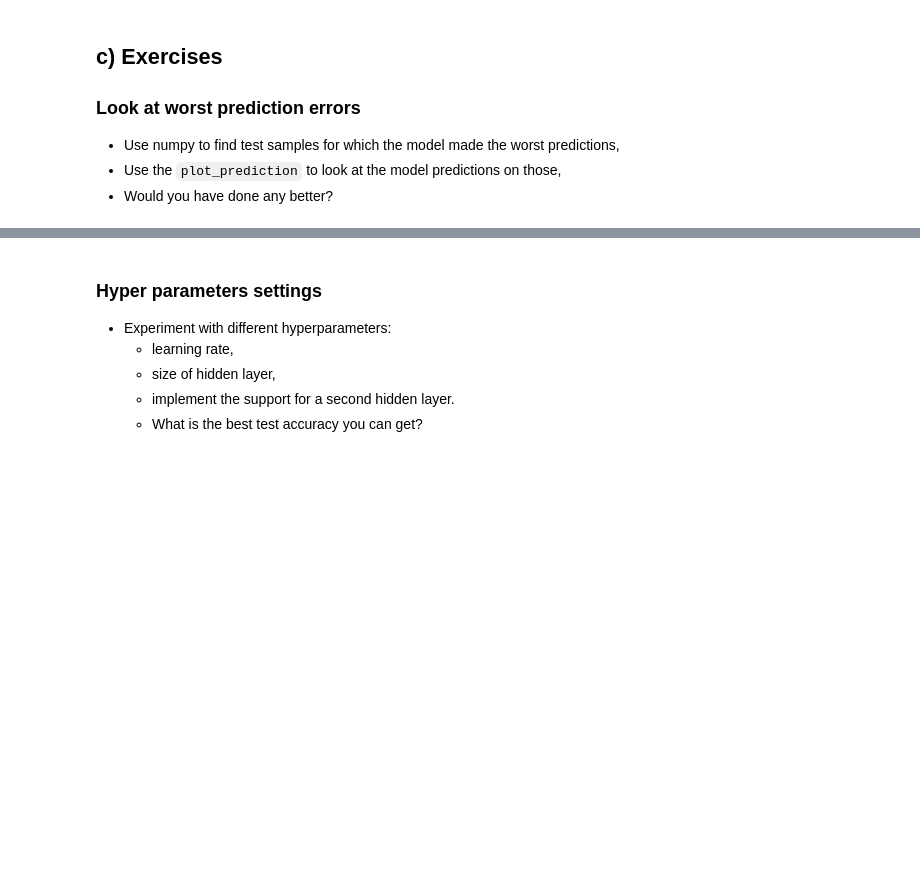
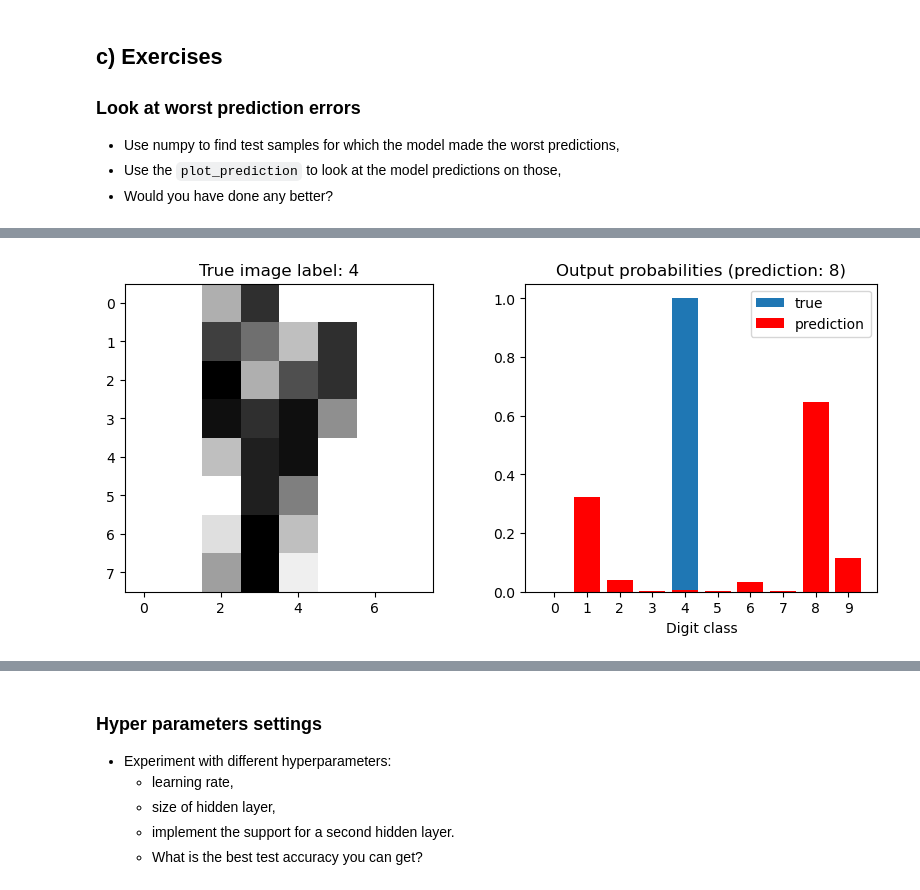
Before and after one commit to melcsk/deep_learning, a Jupyter notebook: 01_materials/labs/lab_2.ipynb, the cells around one changed output, grey strips where cells are left out. Drawn from its saved outputs; the diff is of its cells as text; code cells hidden in the pictures; blank space fills up the shorter version.

Commit message:
Lab 2: Assess worst prediction errors made by model.

```diff
--- a/01_materials/labs/lab_2.ipynb
+++ b/01_materials/labs/lab_2.ipynb
@@ -527,0 +555,5 @@ Highest test loss:  3.41550
+# %%
+# Highest loss = 5.34, where true label = 4 and predicted is 8
+plot_prediction(model, sample_idx=99)
+# %% [output]
+[figure, added]
```
Also changed, not shown: parts of 13 cells of this notebook.
